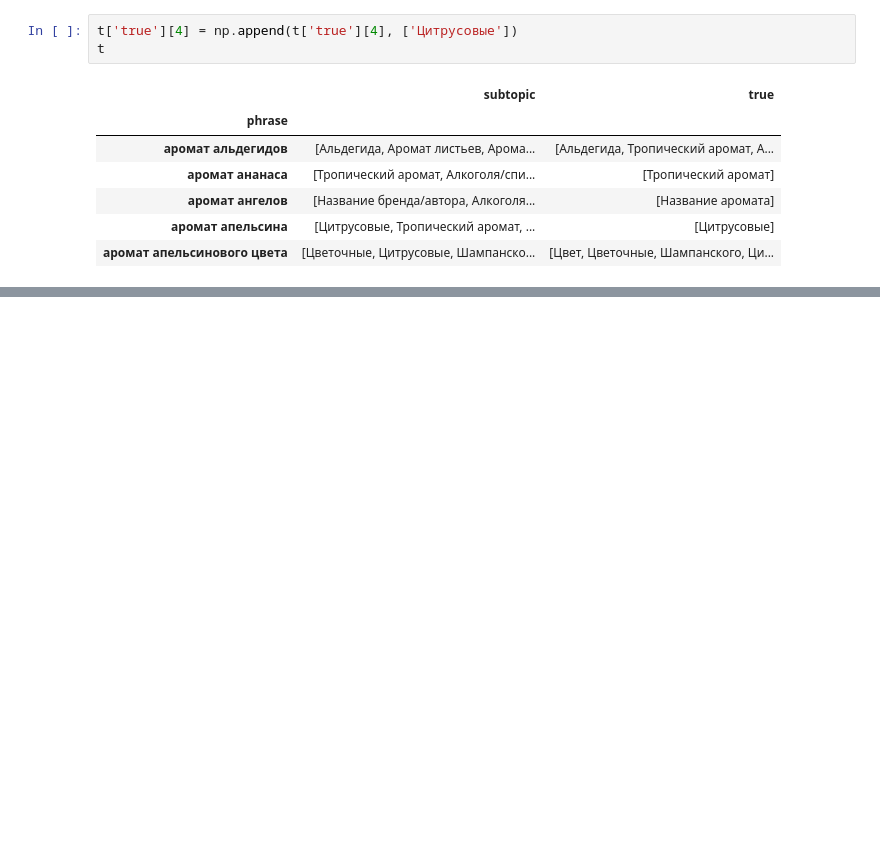
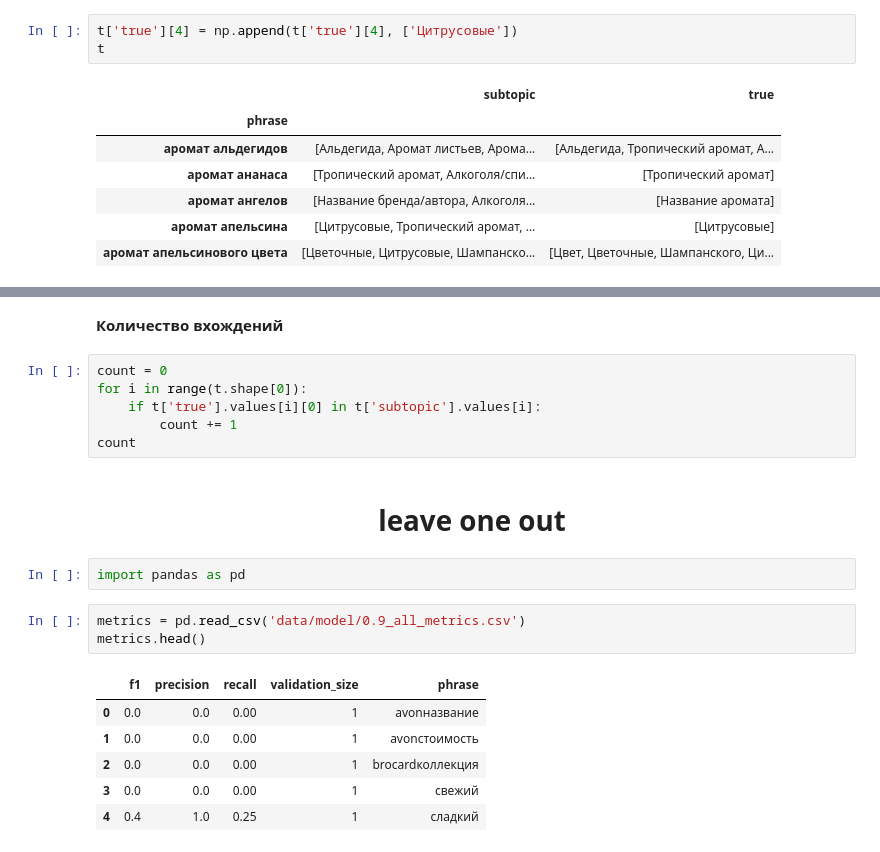
Before and after one commit to SciWake/OLD_Active-learning, a Jupyter notebook: Experiments.ipynb, the cells around one changed output, grey strips where cells are left out. Drawn from its saved outputs; the diff is of its cells as text; blank space fills up the shorter version.

```diff
--- a/Experiments.ipynb
+++ b/Experiments.ipynb
@@ -217,0 +180,22 @@ f1_score(pred_labels, gold_labels, average='samples')
+# %% [markdown]
+**Количество вхождений**
+# %%
+count = 0
+for i in range(t.shape[0]):
+    if t['true'].values[i][0] in t['subtopic'].values[i]:
+        count += 1
+count
+# %% [markdown]
+<h1 align='center'>leave one out</h1>
+# %%
+import pandas as pd
+# %%
+metrics = pd.read_csv('data/model/0.9_all_metrics.csv')
+metrics.head()
+# %% [output]
+|  | f1 | precision | recall | validation_size | phrase |
+| 0 | 0.0 | 0.0 | 0.00 | 1 | avonназвание |
+| 1 | 0.0 | 0.0 | 0.00 | 1 | avonстоимость |
+| 2 | 0.0 | 0.0 | 0.00 | 1 | brocardколлекция |
+| 3 | 0.0 | 0.0 | 0.00 | 1 | cвежий |
+| 4 | 0.4 | 1.0 | 0.25 | 1 | cладкий |
```
Also changed, not shown: parts of 30 cells of this notebook, 2 other files.
